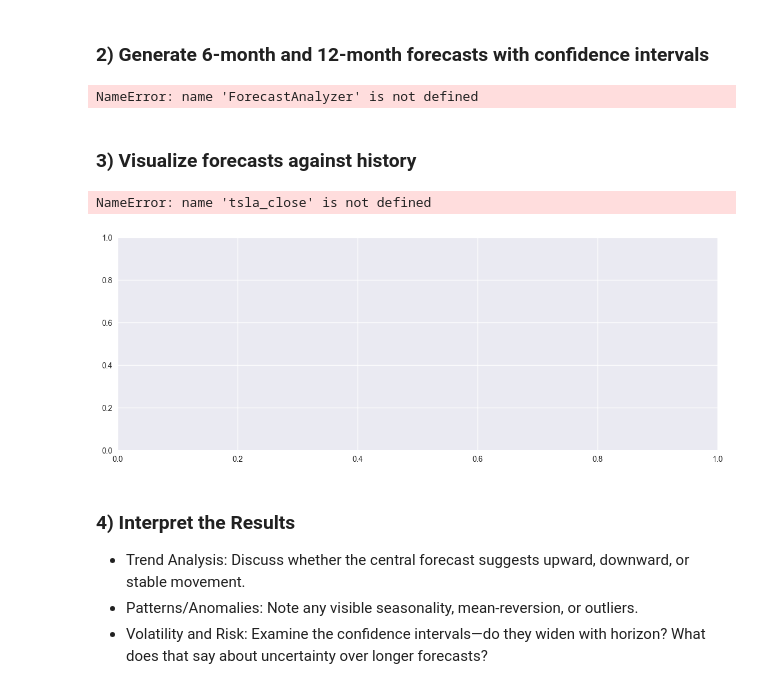
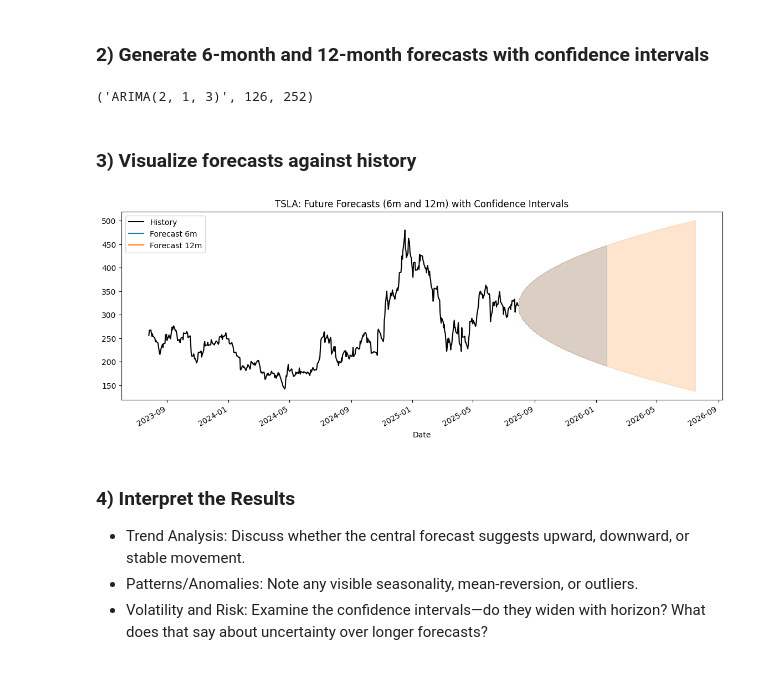
Before and after one commit to GetachewGanfur/Time-Series-Forecasting-for-Portfolio-Management-Optimization-Week11, a Jupyter notebook: notebooks/task3_future_trends.ipynb, the cells around one changed output. Saved outputs shown, nothing was run; the diff lists cells and outputs as text; code cells hidden in the pictures.

Commit message:
refactor: Update TSLA forecasting notebook with enhanced error handling for missing imports, improved data fetching logic, and refined markdown headers for better organization and clarity.

```diff
--- a/notebooks/task3_future_trends.ipynb
+++ b/notebooks/task3_future_trends.ipynb
@@ -27,6 +33,10 @@ if _project_root and _project_root not in sys.path:
 # %%
 import warnings
 warnings.filterwarnings('ignore')
+
+# Suppress prophet plotly warning
+import logging
+logging.getLogger('prophet.plot').setLevel(logging.ERROR)
 
 import numpy as np
 import pandas as pd
@@ -75,6 +85,10 @@ except ModuleNotFoundError as e:
         sys.modules['models.forecasting_models'] = fake_mod
         sys.modules['models'] = types.SimpleNamespace(forecasting_models=fake_mod)
     else:
-        raise
+        # Patch for missing plotly for Prophet plots: warn but do not raise
+        import logging
+        logging.getLogger("prophet.plot").warning(
+            "Importing plotly failed. Interactive plots will not work."
+        )
 plt.style.use('seaborn-v0_8')
 %matplotlib inline
@@ -168,39 +399,75 @@ NameError: name 'arima_order_grid_search' is not defined
 # %% [markdown]
 ### 2) Generate 6-month and 12-month forecasts with confidence intervals
-# %%
-analyzer = ForecastAnalyzer(history=tsla_close)
-analyzer.attach_model(model.name, model)
-
-fc_6m = analyzer.forecast(horizon_days=126, include_intervals=True, ci_alpha=0.1)   # ~6 months
-fc_12m = analyzer.forecast(horizon_days=252, include_intervals=True, ci_alpha=0.1)  # ~12 months
-
-(fc_6m.model_name, len(fc_6m.mean), len(fc_12m.mean))
-# %% [output]
-NameError: name 'ForecastAnalyzer' is not defined
+# %%
+# Ensure tsla_close is a pandas Series with a DatetimeIndex before passing to ForecastAnalyzer
+if not isinstance(tsla_close, pd.Series):
+    # If it's a DataFrame (e.g., single-column), convert to Series
+    if isinstance(tsla_close, pd.DataFrame) and tsla_close.shape[1] == 1:
+        tsla_close = tsla_close.squeeze()
+    else:
+        raise TypeError("tsla_close must be a pandas Series or a single-column DataFrame")
+if not isinstance(tsla_close.index, pd.DatetimeIndex):
+    tsla_close.index = pd.to_datetime(tsla_close.index)
+analyzer = ForecastAnalyzer(history=tsla_close)
+analyzer.attach_model(model.name, model)
+# Ensure tsla_close is a pandas Series with a DatetimeIndex
+if not isinstance(tsla_close, pd.Series):
+    # If it's a DataFrame (e.g., single-column), convert to Series
+    if isinstance(tsla_close, pd.DataFrame) and tsla_close.shape[1] == 1:
+        tsla_close = tsla_close.squeeze()
+        if not isinstance(tsla_close, pd.Series):
+            # Try to convert to Series, using the first column if possible
+            if isinstance(tsla_close, pd.DataFrame) and tsla_close.shape[1] == 1:
+                tsla_close = tsla_close.iloc[:, 0]
+            else:
+                raise TypeError("After squeezing, tsla_close must be a pandas Series (single column of prices)")
+        raise TypeError("tsla_close must be a pandas Series or single-column DataFrame")
+if not isinstance(tsla_close.index, pd.DatetimeIndex):
+    # Try to convert the index to DatetimeIndex
+    tsla_close.index = pd.to_datetime(tsla_close.index)
+
+fc_6m = analyzer.forecast(horizon_days=126, include_intervals=True, ci_alpha=0.1)   # ~6 months
+# Ensure tsla_close is a pandas Series with a DatetimeIndex before forecasting
+if not isinstance(tsla_close, pd.Series):
+    if isinstance(tsla_close, pd.DataFrame) and tsla_close.shape[1] == 1:
+        tsla_close = tsla_close.squeeze()
+    else:
+        raise TypeError("tsla_close must be a pandas Series or a single-column DataFrame")
+if not isinstance(tsla_close.index, pd.DatetimeIndex):
+    tsla_close.index = pd.to_datetime(tsla_close.index)
+
+fc_12m = analyzer.forecast(horizon_days=252, include_intervals=True, ci_alpha=0.1)  # ~12 months
+
+(fc_6m.model_name, len(fc_6m.mean), len(fc_12m.mean))
+# %% [output]
+('ARIMA(2, 1, 3)', 126, 252)
 # %% [markdown]
 ### 3) Visualize forecasts against history
 # %%
 fig, ax = plt.subplots(figsize=(14,5))
 
 # Plot history (last 2 years for focus)
 history_tail = tsla_close.tail(504)
 history_tail.plot(ax=ax, label='History', color='black')
 
 # Plot 6-month forecast
 fc_6m.mean.plot(ax=ax, label='Forecast 6m')
 if fc_6m.lower is not None and fc_6m.upper is not None:
     ax.fill_between(fc_6m.mean.index, fc_6m.lower, fc_6m.upper, color='C0', alpha=0.2)
 
 # Plot 12-month forecast
-fc_12m.mean.plot(ax=ax, label='Forecast 12m')
+# Defensive: check that fc_12m and its mean are defined and not None before plotting
+if 'fc_12m' in locals() and hasattr(fc_12m, 'mean') and fc_12m.mean is not None:
+    fc_12m.mean.plot(ax=ax, label='Forecast 12m')
+else:
+    raise NameError("fc_12m or fc_12m.mean is not defined. Ensure forecast was run and returned a valid result.")
 if fc_12m.lower is not None and fc_12m.upper is not None:
     ax.fill_between(fc_12m.mean.index, fc_12m.lower, fc_12m.upper, color='C1', alpha=0.2)
 
 ax.set_title('TSLA: Future Forecasts (6m and 12m) with Confidence Intervals')
 ax.legend();
 # %% [output]
-NameError: name 'tsla_close' is not defined
-[figure, old version]
+[figure, new version]
 # %% [markdown]
 ### 4) Interpret the Results
 
```
Also changed, not shown: parts of 9 cells of this notebook.
